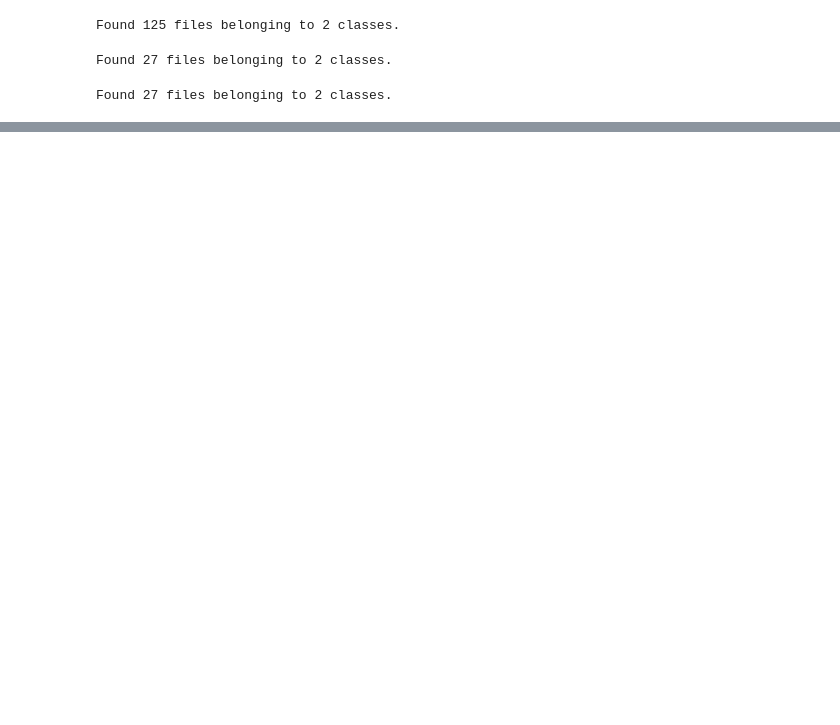
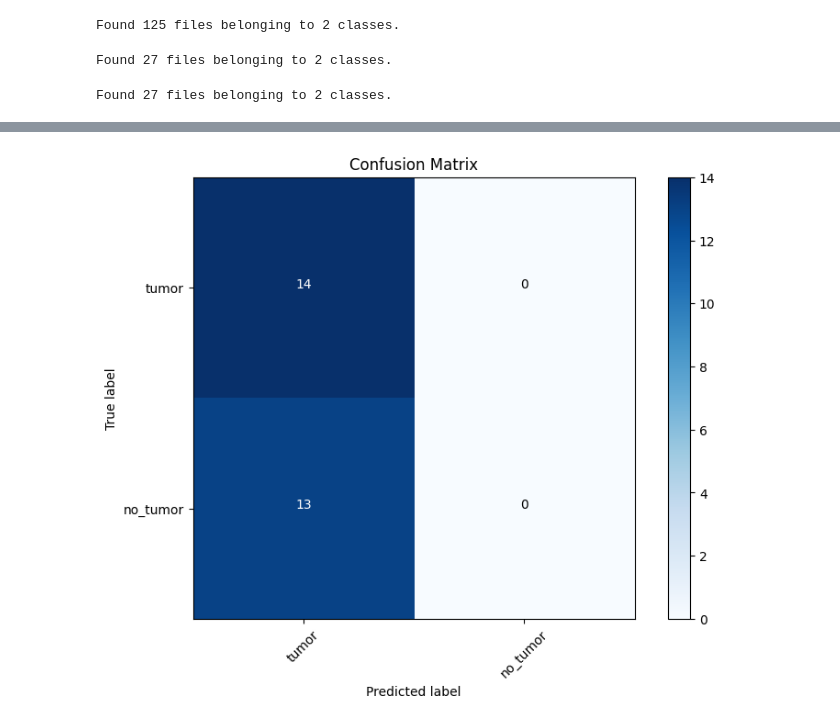
Before and after one commit to tkvngan/DeepLearning_for_BrainTumorDetection, a Jupyter notebook: notebooks/02_supervised_learning.ipynb, the cells around one changed output, grey strips where cells are left out. Drawn from its saved outputs; the diff is of its cells as text; code cells hidden in the pictures; blank space fills up the shorter version.

Commit message:
add experiments and modular code for supervised

```diff
--- a/notebooks/02_supervised_learning.ipynb
+++ b/notebooks/02_supervised_learning.ipynb
@@ -131,0 +134,7 @@ ValueError: in user code:
+# %%
+# Train directly on the dataset instead of extracting
+history = model.fit(
+    train_data,
+    validation_data=val_data,
+    epochs=5
+)
@@ -131,0 +152,13 @@ ValueError: in user code:
+# %%
+# Evaluate on test data
+test_loss, test_accuracy = model.evaluate(test_data)
+print(f"Test accuracy: {test_accuracy:.4f}")
+
+# Generate predictions and confusion matrix
+y_pred = []
+y_true = []
+for images, labels in test_data:
+    predictions = model.predict(images)
+    pred_classes = np.argmax(predictions, axis=1)
+    y_pred.extend(pred_classes)
+    y_true.extend(labels.numpy())
@@ -131,0 +506,67 @@ ValueError: in user code:
+# %%
+# Main execution
+if __name__ == "__main__":
+    # Create and train baseline model
+    print("Creating and training baseline model...")
+    baseline_model = create_model_variant(
+        input_shape=(224, 224, 1),
+        num_conv_layers=3,
+        filters=32,
+        kernel_size=3,
+        dropout_rate=0.5,
+        dense_units=256,
+        learning_rate=0.0001
+    )
+
+    # Display model summary
+    baseline_model.summary()
+
+    # Train the model
+    baseline_history = baseline_model.fit(
+        train_data,
+        validation_data=val_data,
+        epochs=5,  # Start with fewer epochs for testing
+        verbose=1
+    )
+
+    # Evaluate baseline model
+    print("\nEvaluating baseline model:")
+    y_true, y_pred = evaluate_model(baseline_model, test_data)
+
+    # Save baseline model in the models directory
+    baseline_model_path = os.path.join(MODELS_DIR, "baseline_model.keras")
+    baseline_model.save(baseline_model_path)
+    print(f"Baseline model saved to {baseline_model_path}")
+
+    # Run hyperparameter experiments (with fewer epochs for testing)
+    print("\nRunning hyperparameter experiments:")
+    results, histories = run_experiments(train_data, val_data, test_data, epochs=5)
+
+    # Test regularization techniques
+    print("\nTesting different regularization techniques:")
+    reg_results, reg_histories = try_regularization_techniques(train_data, val_data, test_data, epochs=5)
+
+    # Find best model configurations
+    best_hyperparams = results.loc[results['test_accuracy'].idxmax()]
+    best_regularization = reg_results.loc[reg_results['test_accuracy'].idxmax()]
+
+    # print("\n\n========== Best Model Configurations ==========")
+    # print(f"Best hyperparameter configuration: {best_hyperparams['name']}")
+    # print(f"Test accuracy: {best_hyperparams['test_accuracy']:.4f}")
+    # print(f"Parameters: {best_hyperparams['params']}")
+
+    # print(f"\nBest regularization technique: {best_regularization['name']}")
+    # print(f"Test accuracy: {best_regularization['test_accuracy']:.4f}")
+    # print(f"Parameters: {best_regularization['params']}")
+
+    # Save summary of best models
+    with open(os.path.join(RESULTS_DIR, "best_models_summary.txt"), "w") as f:
+        f.write("========== Best Model Configurations ==========\n")
+        f.write(f"Best hyperparameter configuration: {best_hyperparams['name']}\n")
+        f.write(f"Test accuracy: {best_hyperparams['test_accuracy']:.4f}\n")
+        f.write(f"Parameters: {str(best_hyperparams['params'])}\n\n")
+
+        f.write(f"Best regularization technique: {best_regularization['name']}\n")
+        f.write(f"Test accuracy: {best_regularization['test_accuracy']:.4f}\n")
+        f.write(f"Parameters: {str(best_regularization['params'])}\n")
+# %% [output]
@@ -131,0 +591 @@ ValueError: in user code:
+[figure, added]
```
Also changed, not shown: parts of 20 cells of this notebook, 6 other files.
